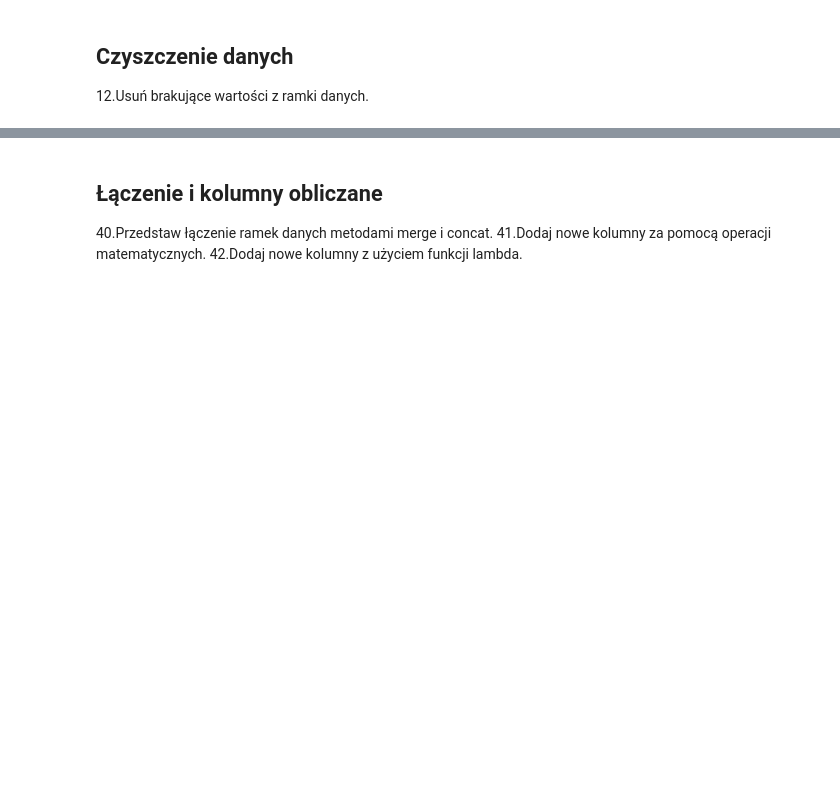
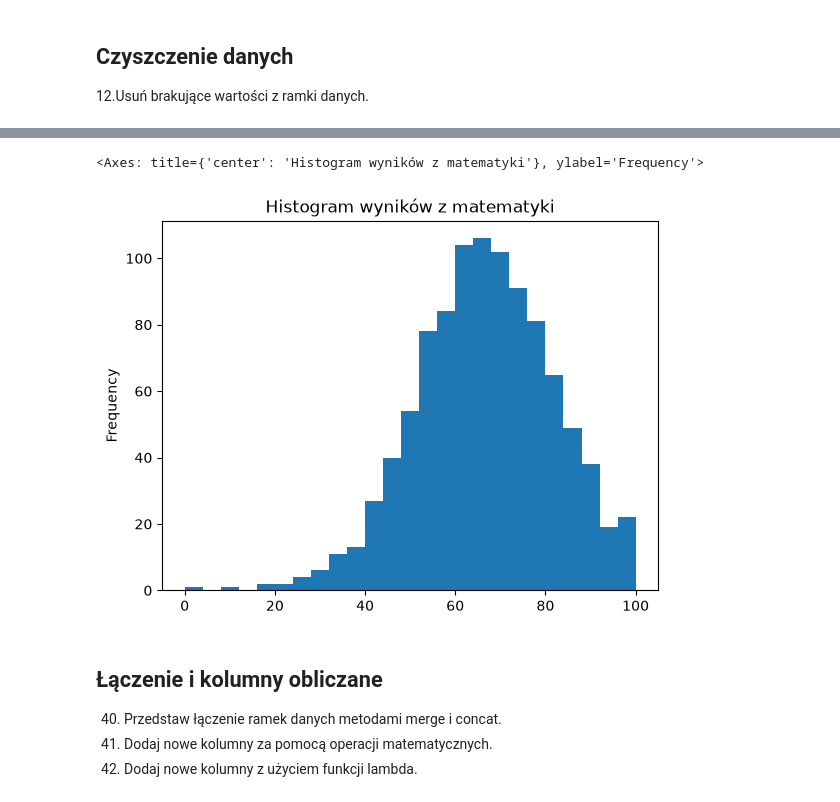
Before and after one commit to DawLip/NOD, a Jupyter notebook: 1.ipynb, the cells around one changed output, grey strips where cells are left out. Drawn from its saved outputs; the diff is of its cells as text; code cells hidden in the pictures; blank space fills up the shorter version.

```diff
--- a/1.ipynb
+++ b/1.ipynb
@@ -136,5 +604,11 @@ wybranych kolumn oraz liczbę wartości i medianę dla pozostałych.
+# %%
+#39 Narysuj histogram na podstawie wartości wybranej kolumny.
+df["math score"].plot(kind="hist", bins=25, title="Histogram wyników z matematyki")
+# %% [output]
+<Axes: title={'center': 'Histogram wyników z matematyki'}, ylabel='Frequency'>
+[figure, added]
 # %% [markdown]
 ## Łączenie i kolumny obliczane
-40.Przedstaw łączenie ramek danych metodami merge i concat.
-41.Dodaj nowe kolumny za pomocą operacji matematycznych.
-42.Dodaj nowe kolumny z użyciem funkcji lambda.
+40. Przedstaw łączenie ramek danych metodami merge i concat.
+41. Dodaj nowe kolumny za pomocą operacji matematycznych.
+42. Dodaj nowe kolumny z użyciem funkcji lambda.
```
Also changed, not shown: parts of 51 cells of this notebook.
